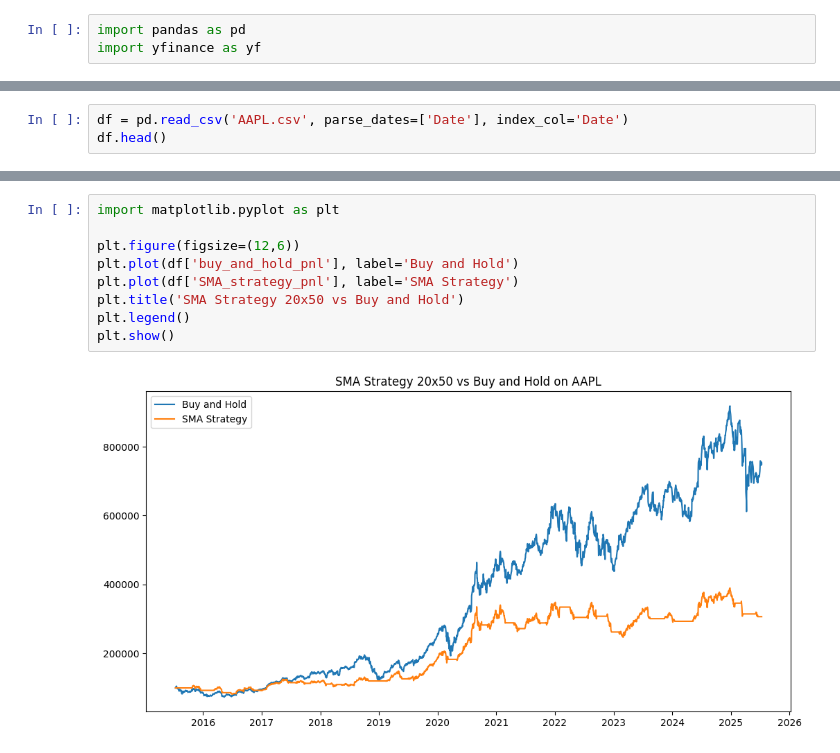
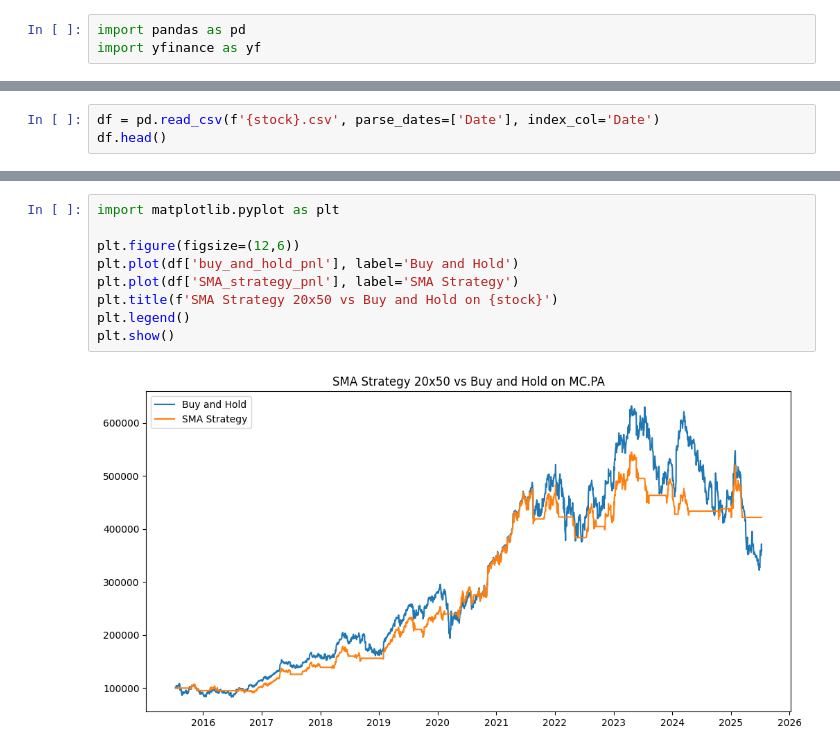
Before and after one commit to mathieucbd/week3_sma_strategy, a Jupyter notebook: sma_strategy.ipynb, the cells around one changed output, grey strips where cells are left out. Cells and saved outputs as stored; diff of their text form.

Commit message:
AAPL to MC.PA (LVMH)

```diff
--- a/sma_strategy.ipynb
+++ b/sma_strategy.ipynb
@@ -18,5 +19,5 @@ data.to_csv('AAPL.csv')
 # %%
-df = pd.read_csv('AAPL.csv', parse_dates=['Date'], index_col='Date')
+df = pd.read_csv(f'{stock}.csv', parse_dates=['Date'], index_col='Date')
 df.head()
 # %% [output]
 |  | Open | High | Low | Close | Volume | Dividends | Stock Splits |
@@ -90,14 +91,14 @@ df
 # %%
 import matplotlib.pyplot as plt
 
 plt.figure(figsize=(12,6))
 plt.plot(df['buy_and_hold_pnl'], label='Buy and Hold')
 plt.plot(df['SMA_strategy_pnl'], label='SMA Strategy')
-plt.title('SMA Strategy 20x50 vs Buy and Hold')
+plt.title(f'SMA Strategy 20x50 vs Buy and Hold on {stock}')
 plt.legend()
 plt.show()
 # %% [output]
-[figure, old version]
+[figure, new version]
 # %%
 # Calculate SMA strategy metrics
 df['cumulative_return'] = (1 + df['strategy_return']).cumprod()
```
Also changed, not shown: parts of 7 cells of this notebook, 3 other files.
